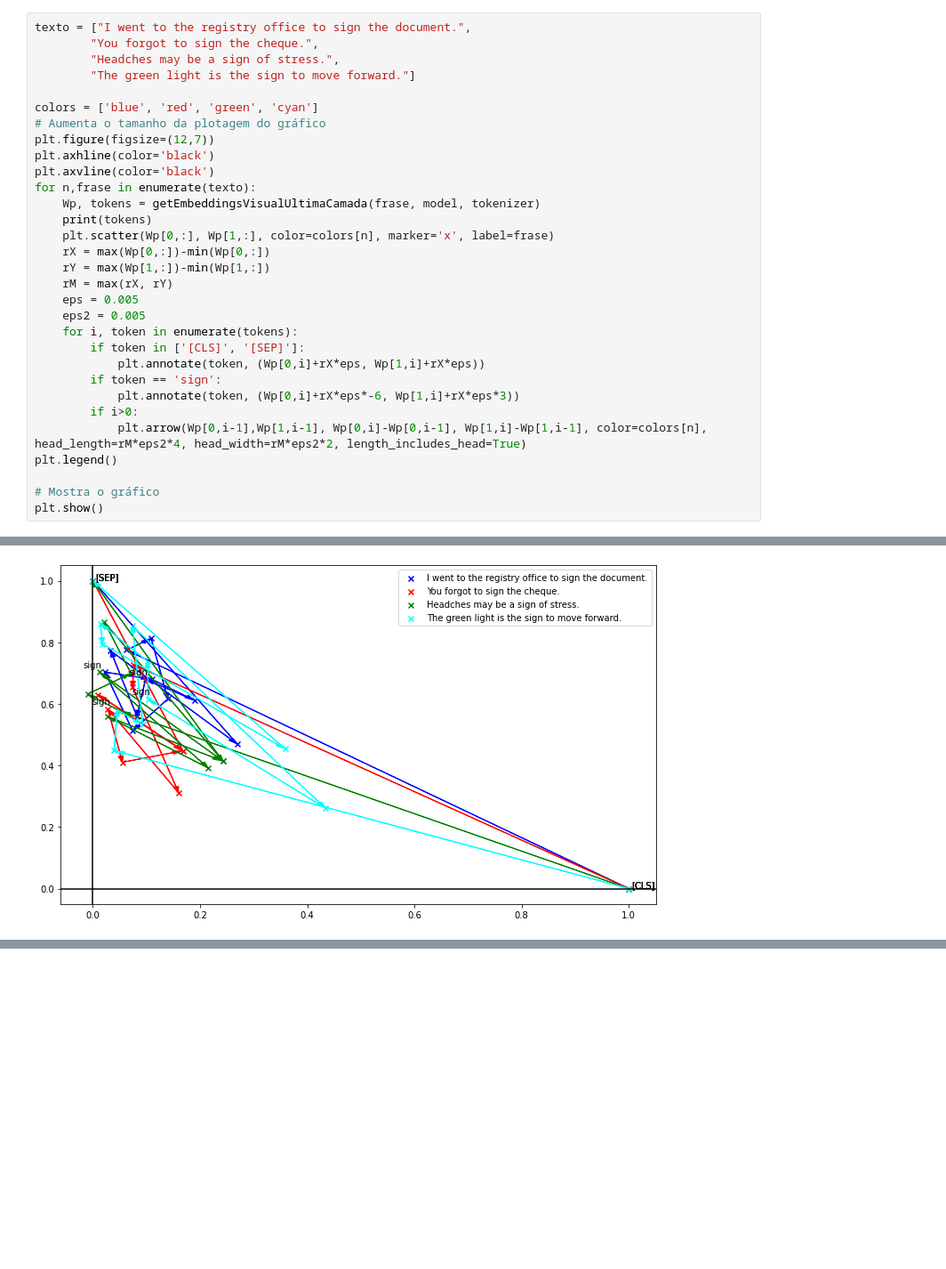
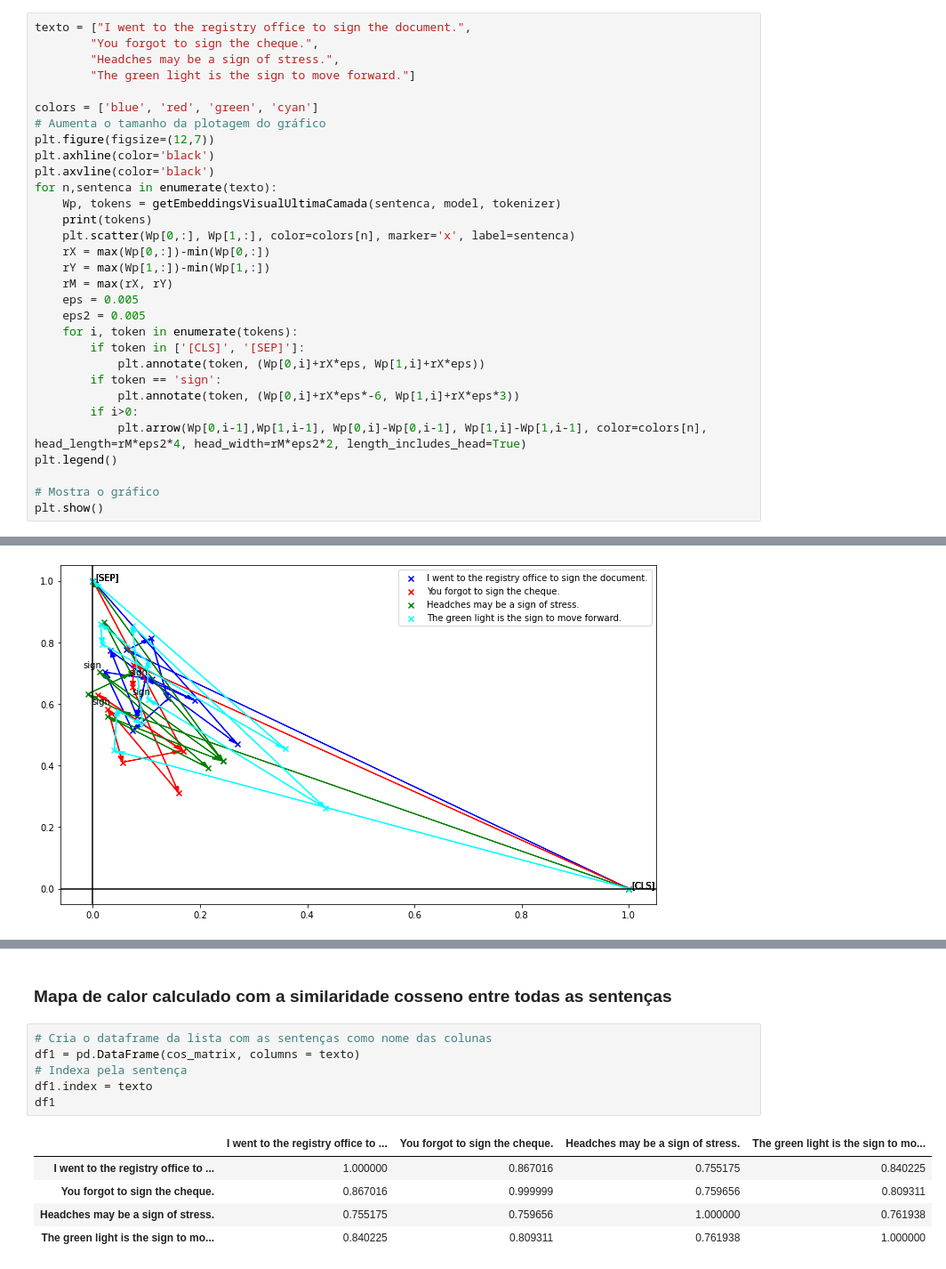
Before and after one commit to osmarbraz/exemplos_BERT, a Jupyter notebook: ExemplosWordEmbeddingContextualBERT_en.ipynb, the cells around one changed output, grey strips where cells are left out. Shown at 89% size. Cells and saved outputs as stored; diff of their text form; blank space fills up the shorter version.

```diff
--- a/ExemplosWordEmbeddingContextualBERT_en.ipynb
+++ b/ExemplosWordEmbeddingContextualBERT_en.ipynb
@@ -3170,10 +3308,10 @@ colors = ['blue', 'red', 'green', 'cyan']
 plt.figure(figsize=(12,7))
 plt.axhline(color='black')
 plt.axvline(color='black')
-for n,frase in enumerate(texto):
-    Wp, tokens = getEmbeddingsVisualUltimaCamada(frase, model, tokenizer)
+for n,sentenca in enumerate(texto):
+    Wp, tokens = getEmbeddingsVisualUltimaCamada(sentenca, model, tokenizer)
     print(tokens)
-    plt.scatter(Wp[0,:], Wp[1,:], color=colors[n], marker='x', label=frase)
+    plt.scatter(Wp[0,:], Wp[1,:], color=colors[n], marker='x', label=sentenca)
     rX = max(Wp[0,:])-min(Wp[0,:])
     rY = max(Wp[1,:])-min(Wp[1,:])
     rM = max(rX, rY)
@@ -3198,0 +3388,14 @@ plt.show()
+# %% [markdown]
+### Mapa de calor calculado com a similaridade cosseno entre todas as sentenças
+# %%
+# Cria o dataframe da lista com as sentenças como nome das colunas
+df1 = pd.DataFrame(cos_matrix, columns = texto)
+# Indexa pela sentença
+df1.index = texto
+df1
+# %% [output]
+|  | I went to the registry office to ... | You forgot to sign the cheque. | Headches may be a sign of stress. | The green light is the sign to mo... |
+| I went to the registry office to ... | 1.000000 | 0.867016 | 0.755175 | 0.840225 |
+| You forgot to sign the cheque. | 0.867016 | 0.999999 | 0.759656 | 0.809311 |
+| Headches may be a sign of stress. | 0.755175 | 0.759656 | 1.000000 | 0.761938 |
+| The green light is the sign to mo... | 0.840225 | 0.809311 | 0.761938 | 1.000000 |
```
Also changed, not shown: parts of 83 cells of this notebook.
